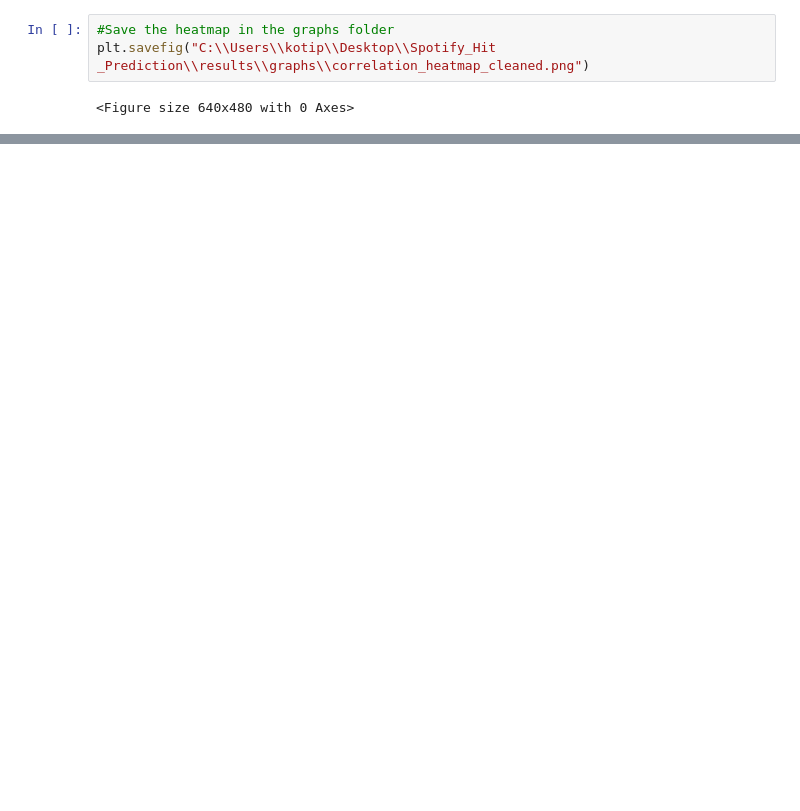
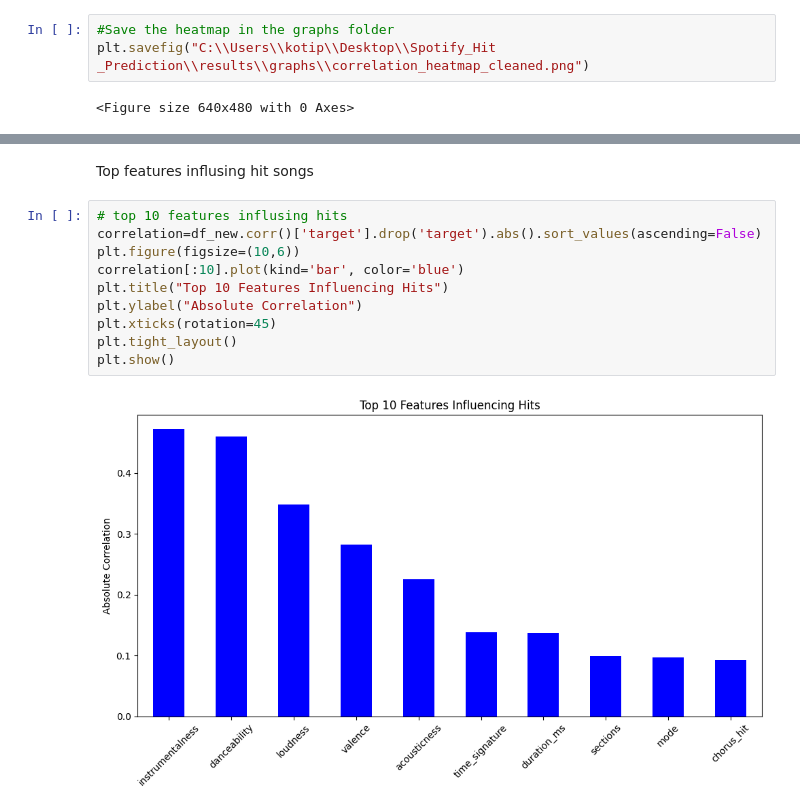
Before and after one commit to Ramadas7/Spotify-Hit-Predictor, a Jupyter notebook: notebook/spotify_hit_prediction.ipynb, the cells around one changed output, grey strips where cells are left out. Saved outputs shown, nothing was run; the diff lists cells and outputs as text; blank space fills up the shorter version.

```diff
--- a/notebook/spotify_hit_prediction.ipynb
+++ b/notebook/spotify_hit_prediction.ipynb
@@ -238,0 +277,14 @@ plt.savefig("C:\\Users\\kotip\\Desktop\\Spotify_Hit _Prediction\\results\\graphs
+# %% [markdown]
+Top features influsing hit songs
+# %%
+# top 10 features influsing hits
+correlation=df_new.corr()['target'].drop('target').abs().sort_values(ascending=False)
+plt.figure(figsize=(10,6))
+correlation[:10].plot(kind='bar', color='blue')
+plt.title("Top 10 Features Influencing Hits")
+plt.ylabel("Absolute Correlation")
+plt.xticks(rotation=45)
+plt.tight_layout()
+plt.show()
+# %% [output]
+[figure, added]
```
Also changed, not shown: parts of 7 cells of this notebook, 5 other files.
